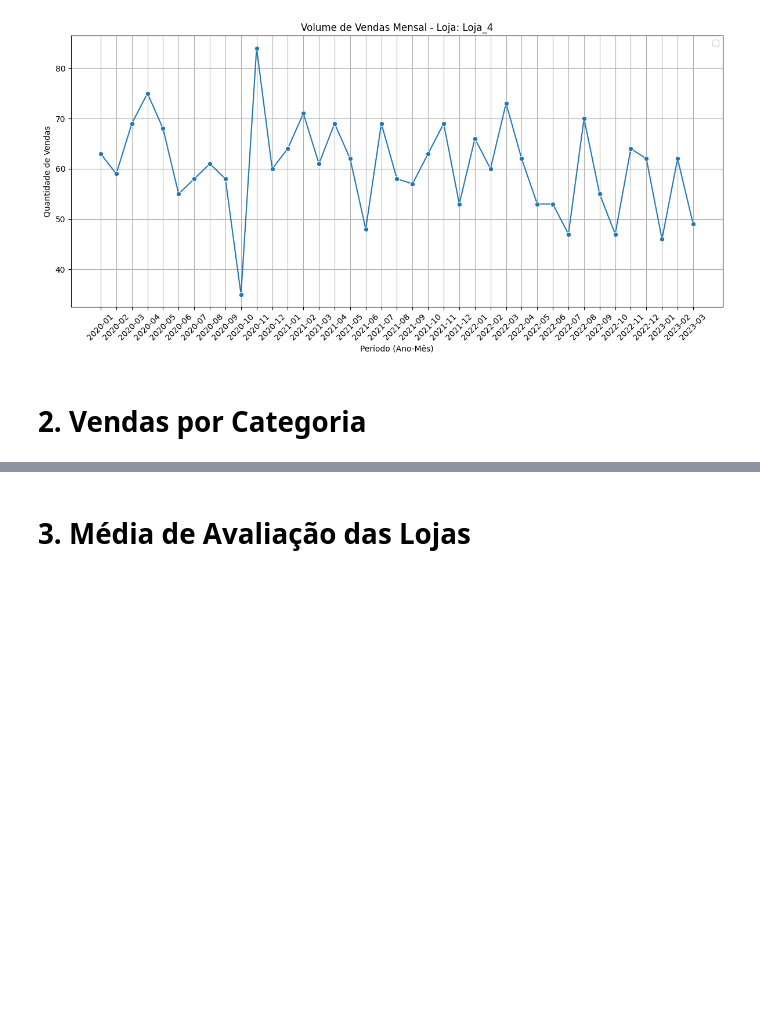
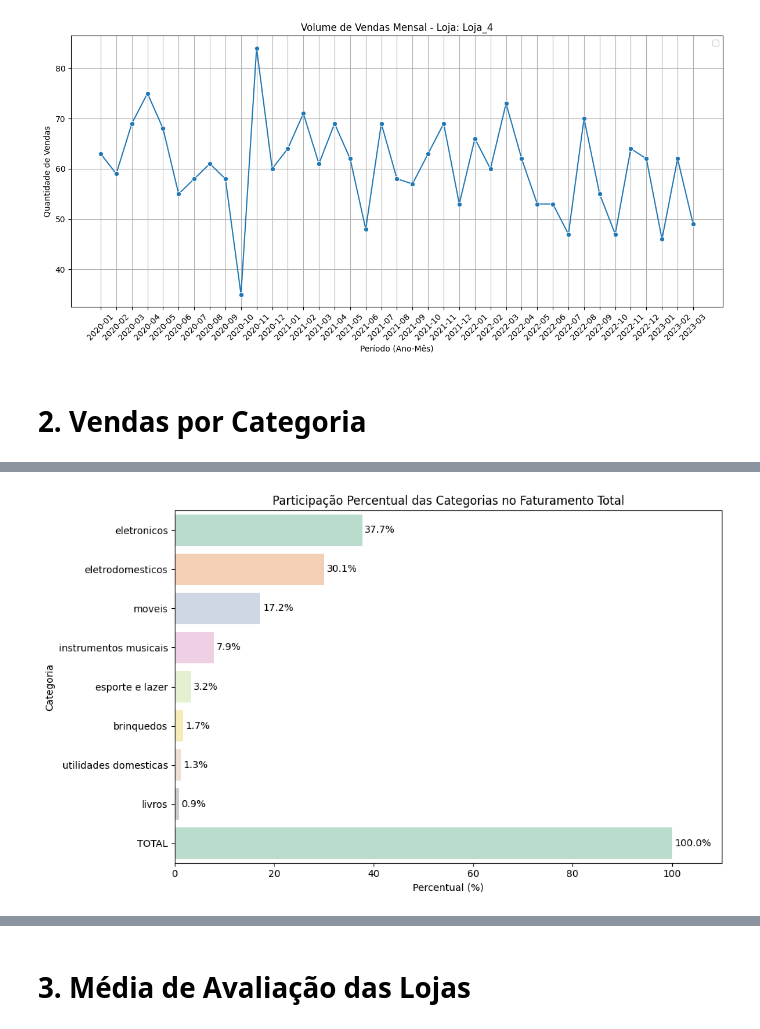
Before and after one commit to moises-rb/Analise_Dados, a Jupyter notebook: Alura Store/Challenge_AluraStoreBr.ipynb, the cells around one changed output, grey strips where cells are left out. Drawn from its saved outputs; the diff is of its cells as text; code cells hidden in the pictures; blank space fills up the shorter version.

```diff
--- a/Alura Store/Challenge_AluraStoreBr.ipynb
+++ b/Alura Store/Challenge_AluraStoreBr.ipynb
@@ -934,0 +836,99 @@ NameError: name 'df_agg' is not defined
+# %%
+# 1. Cálculo do faturamento total por categoria
+faturamento_categoria = df_geral.groupby('Categoria do Produto')['Preço'].sum().reset_index()
+faturamento_categoria.columns = ['Categoria do Produto', 'faturamento']
+faturamento_categoria = faturamento_categoria.sort_values(by='faturamento', ascending=False)
+faturamento_categoria['percentual'] = (faturamento_categoria['faturamento'] / faturamento_categoria['faturamento'].sum()) * 100
+
+linha_total_faturamento = pd.DataFrame({
+    'Categoria do Produto': ['TOTAL'],
+    'faturamento': [faturamento_categoria['faturamento'].sum()],
+    'percentual': [100.0]
+})
+faturamento_categoria = pd.concat([faturamento_categoria, linha_total_faturamento], ignore_index=True)
+
+# 2. Cálculo do volume de vendas por categoria
+vendas_categoria = df_geral['Categoria do Produto'].value_counts().reset_index()
+vendas_categoria.columns = ['Categoria do Produto', 'quantidade']
+vendas_categoria['percentual'] = (vendas_categoria['quantidade'] / vendas_categoria['quantidade'].sum()) * 100
+
+linha_total_vendas = pd.DataFrame({
+    'Categoria do Produto': ['TOTAL'],
+    'quantidade': [vendas_categoria['quantidade'].sum()],
+    'percentual': [100.0]
+})
+vendas_categoria = pd.concat([vendas_categoria, linha_total_vendas], ignore_index=True)
+
+# 3. Gráfico - Participação percentual no faturamento
+plt.figure(figsize=(10, 6))
+sns.barplot(
+    data=faturamento_categoria,
+    x='percentual',
+    y='Categoria do Produto',
+    palette='Pastel2',
+    hue='Categoria do Produto',
+    dodge=False,
+    legend=False
+)
+for i, row in faturamento_categoria.iterrows():
+    plt.text(row['percentual'] + 0.5, i, f"{row['percentual']:.1f}%", va='center')
+plt.xlim(0, 110)
+plt.title('Participação Percentual das Categorias no Faturamento Total')
+plt.xlabel('Percentual (%)')
+plt.ylabel('Categoria')
+plt.tight_layout()
+plt.show()
+
+# 4. Gráfico - Participação percentual no volume de vendas
+plt.figure(figsize=(10, 6))
+sns.barplot(
+    data=vendas_categoria,
+    x='percentual',
+    y='Categoria do Produto',
+    palette='Set3',
+    hue='Categoria do Produto',
+    dodge=False,
+    legend=False
+)
+for i, row in vendas_categoria.iterrows():
+    plt.text(row['percentual'] + 0.5, i, f"{row['percentual']:.1f}%", va='center')
+plt.xlim(0, 110)
+plt.title('Participação Percentual das Categorias nas Vendas Totais em Volume')
+plt.xlabel('Percentual (%)')
+plt.ylabel('Categoria')
+plt.tight_layout()
+plt.show()
+
+# Criação do DataFrame df_agg para os gráficos por loja
+df_agg_faturamento = df_geral.groupby(['Categoria do Produto', 'loja'])['Preço'].sum().reset_index()
+df_agg_faturamento.rename(columns={'Preço': 'faturamento', 'Loja': 'loja'}, inplace=True)
+
+df_agg_vendas = df_geral.groupby(['Categoria do Produto', 'loja'])['Produto'].count().reset_index()
+df_agg_vendas.rename(columns={'Produto': 'quantidade_vendida', 'Loja': 'loja'}, inplace=True)
+
+# Junta os DataFrames de faturamento e vendas por loja e categoria
+df_agg = pd.merge(df_agg_faturamento, df_agg_vendas, on=['Categoria do Produto', 'loja'])
+
+# 5. Gráfico - Participação no faturamento por loja
+plt.figure(figsize=(12, 6))
+sns.barplot(data=df_agg, x='Categoria do Produto', y='faturamento', hue='loja', dodge=True)
+plt.title('Faturamento por Categoria em Cada Loja')
+plt.xlabel('Categoria do Produto')
+plt.ylabel('Faturamento (R$)')
+plt.legend(title='Loja')
+plt.xticks(rotation=45, ha='right')
+plt.tight_layout()
+plt.show()
+
+# 6. Gráfico - Participação no volume de vendas por loja
+plt.figure(figsize=(12, 6))
+sns.barplot(data=df_agg, x='Categoria do Produto', y='quantidade_vendida', hue='loja', dodge=True)
+plt.title('Volume de Vendas por Categoria em Cada Loja')
+plt.xlabel('Categoria do Produto')
+plt.ylabel('Quantidade Vendida')
+plt.legend(title='Loja')
+plt.xticks(rotation=45, ha='right')
+plt.tight_layout()
+plt.show()
+# %% [output]
+[figure, added]
```
Also changed, not shown: parts of 20 cells of this notebook.
